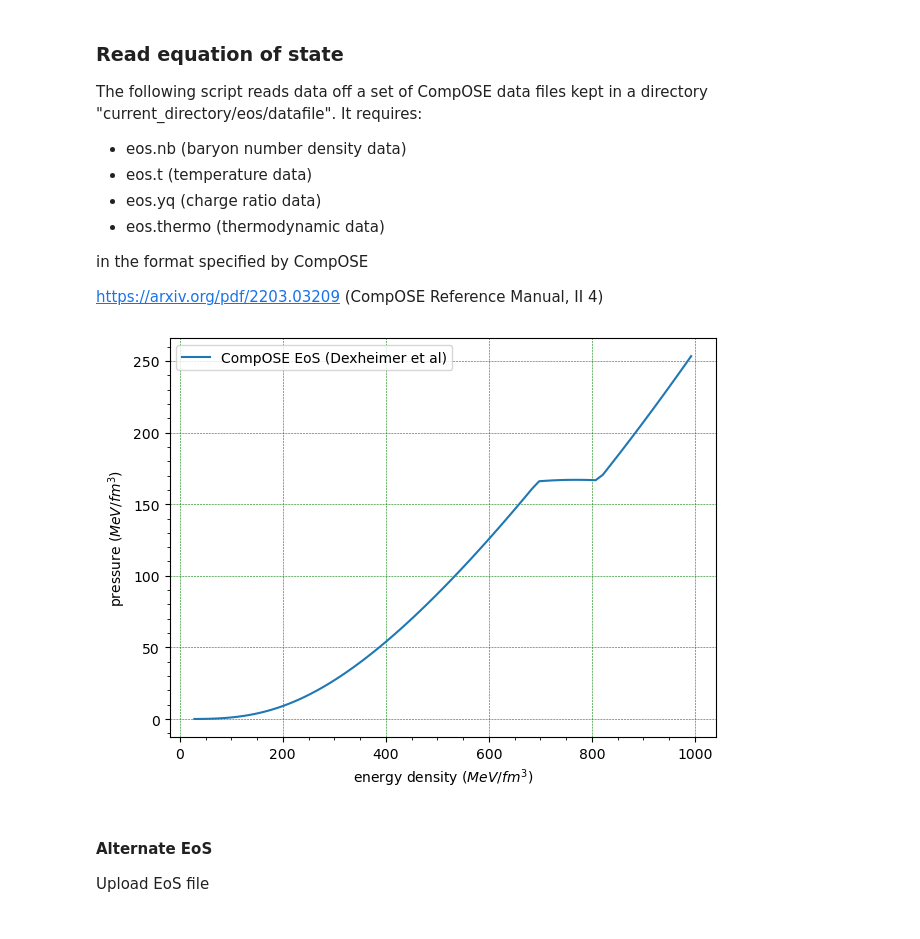
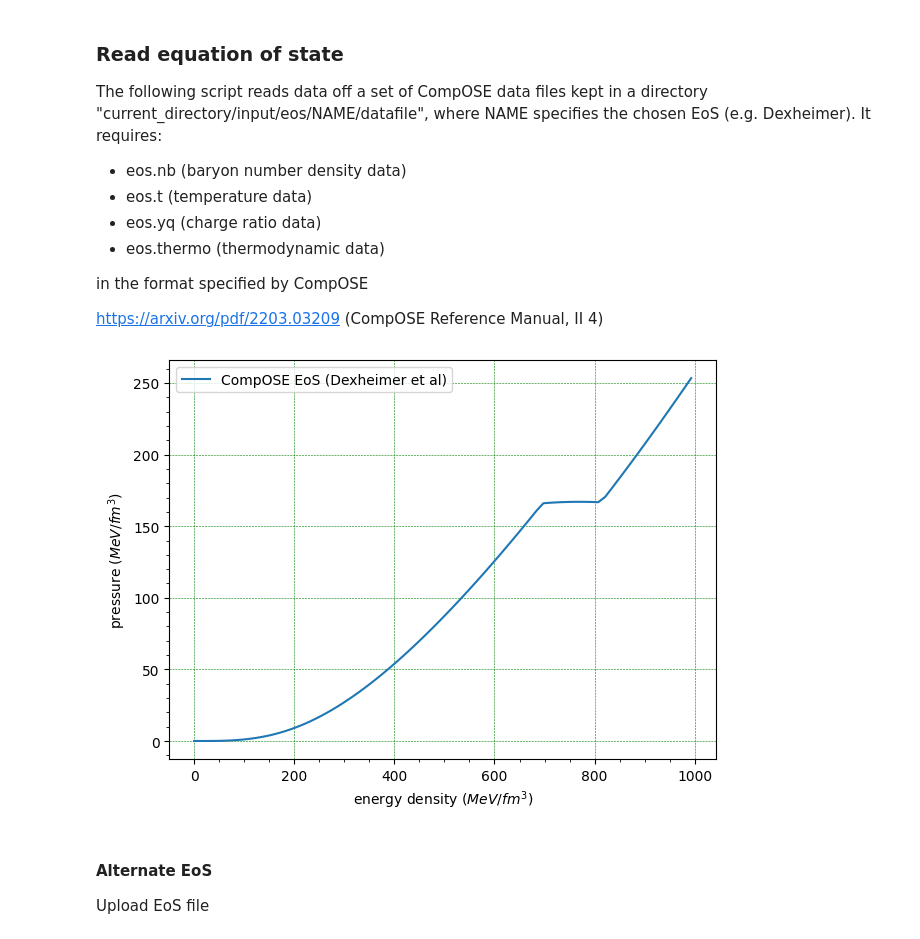
Before and after one commit to RiccardoMar/Numerical_project, a Jupyter notebook: TOV.ipynb, the cells around one changed output. Cells and saved outputs as stored; diff of their text form; code cells hidden in the pictures.

```diff
--- a/TOV.ipynb
+++ b/TOV.ipynb
@@ -19,7 +27,7 @@ import math
 # %% [markdown]
 ### Read equation of state
 
-The following script reads data off a set of CompOSE data files kept in a directory "current_directory/eos/datafile". It requires:
+The following script reads data off a set of CompOSE data files kept in a directory "current_directory/input/eos/NAME/datafile", where NAME specifies the chosen EoS (e.g. Dexheimer). It requires:
 - eos.nb (baryon number density data)
 - eos.t (temperature data)
 - eos.yq (charge ratio data)
@@ -30,7 +38,9 @@ in the format specified by CompOSE
 https://arxiv.org/pdf/2203.03209
 (CompOSE Reference Manual, II 4)
 # %%
-f = open(f"eos/eos.nb", "r")
+auth_name = 'Dexheimer'
+
+f = open(f"input/eos/{auth_name}/eos.nb", "r")
 content = f.readlines()
 f.close()
 
@@ -39,12 +49,12 @@ dim_nb = int(content[1])    # dimension of nb
 
 # read dimension of T,Y
 
-f = open(f"eos/eos.t", "r")
+f = open(f"input/eos/{auth_name}/eos.t", "r")
 content = f.readlines()
 dim_T = int(content[1])
 f.close()
 
-f = open(f"eos/eos.yq", "r")
+f = open(f"input/eos/{auth_name}/eos.yq", "r")
 content = f.readlines()
 dim_Y = int(content[1])
 f.close()
@@ -53,7 +63,7 @@ dims = [dim_T, dim_nb, dim_Y]
 # %%
 # read pressure and energy from .thermo
 
-f = open(f"eos/eos.thermo", "r")
+f = open(f"input/eos/{auth_name}/eos.thermo", "r")
 content = f.readlines()
 f.close()
 
@@ -73,7 +83,7 @@ def index_check(content):
                 if col_index==2 and j==1: return 2, dims[i]             # type 2: nb is second index
                 if col_index==2 and j!=1: return 3, dims[i]*dims[j]     # type 3: nb is third index
 
-    return fail, 0
+    return 'fail', 0
 
 res, period = index_check(content)
 
@@ -94,29 +104,32 @@ mp = float(content[0].split()[1])   # proton mass (MeV)
 # %%
 ener_full = mn*nb*(ener_b+1)
 press_full = p_nb*nb
 
 # restrict to region e < 1000 MeV to improve polynomial fit
 
 i=0
 for en in ener_full:
     if en >= 1000:
         cut = i
         break
     i+=1
 
 ener = ener_full[:cut]
 press = press_full[:cut]
 
-plt.plot(ener,press, label = "CompOSE EoS (Dexheimer et al)")
+ener   = np.concatenate(([1e-1],  ener), axis=None)
+press  = np.concatenate(([2e-2], press), axis=None)
+
+plt.plot(ener, press, label = f"CompOSE EoS ({auth_name} et al)")
 
 plt.legend()
 plt.xlabel("energy density $(MeV/fm^3)$")
 plt.ylabel("pressure $(MeV/fm^3)$")
 plt.grid(c='green', linestyle='--', linewidth = 0.4)
 plt.minorticks_on()
 plt.tight_layout()
 # %% [output]
-[figure, old version]
+[figure, new version]
 # %% [markdown]
 #### Alternate EoS
 
```
Also changed, not shown: parts of 27 cells of this notebook.
